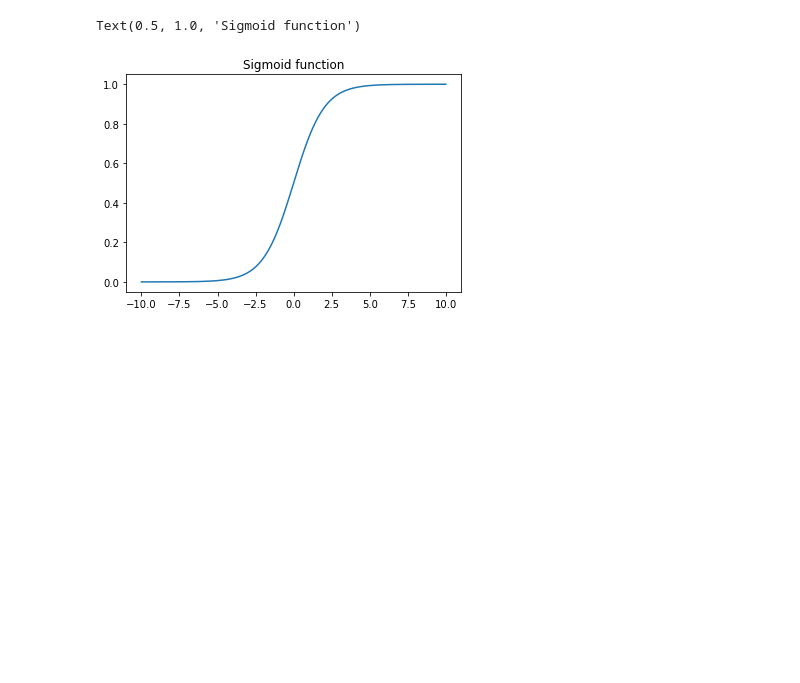
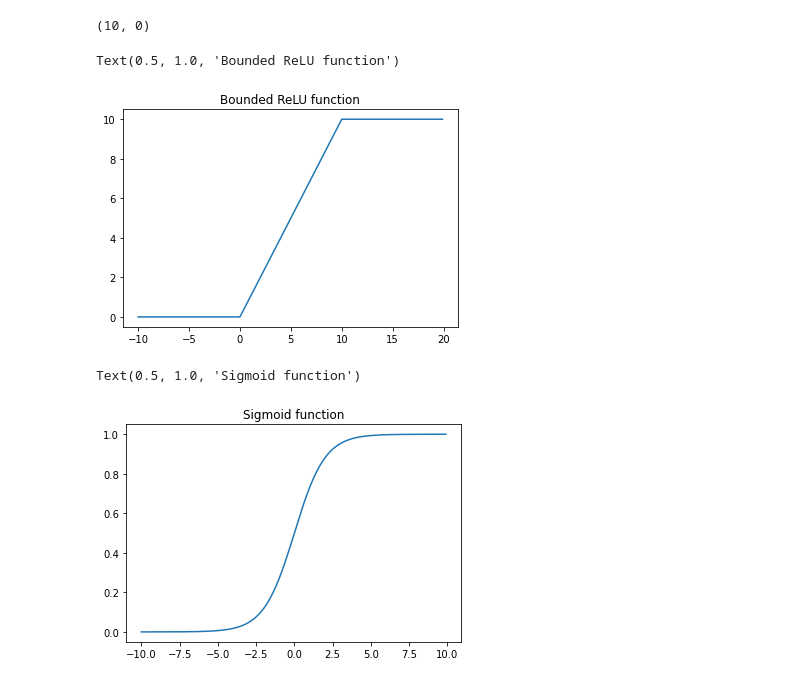
Before and after one commit to mbilsen/thesis_stuff, a Jupyter notebook: SRN_GARCH_SP500.ipynb, the cells around one changed output. Saved outputs shown, nothing was run; the diff lists cells and outputs as text; code cells hidden in the pictures; blank space fills up the shorter version.

```diff
--- a/SRN_GARCH_SP500.ipynb
+++ b/SRN_GARCH_SP500.ipynb
@@ -15 +18,15 @@ def sigmoid(x):
+# %%
+relu(20000000), relu(-1)
+# %% [output]
+(10, 0)
+# %%
+xs = np.arange(-10,20,0.1)
+
+y = [relu(x) for x in xs]
+
+plt.plot(xs,y)
+plt.title("Bounded ReLU function")
+# %% [output]
+Text(0.5, 1.0, 'Bounded ReLU function')
+[figure, added]
 # %%
```
Also changed, not shown: parts of 12 cells of this notebook, 1 other file.
